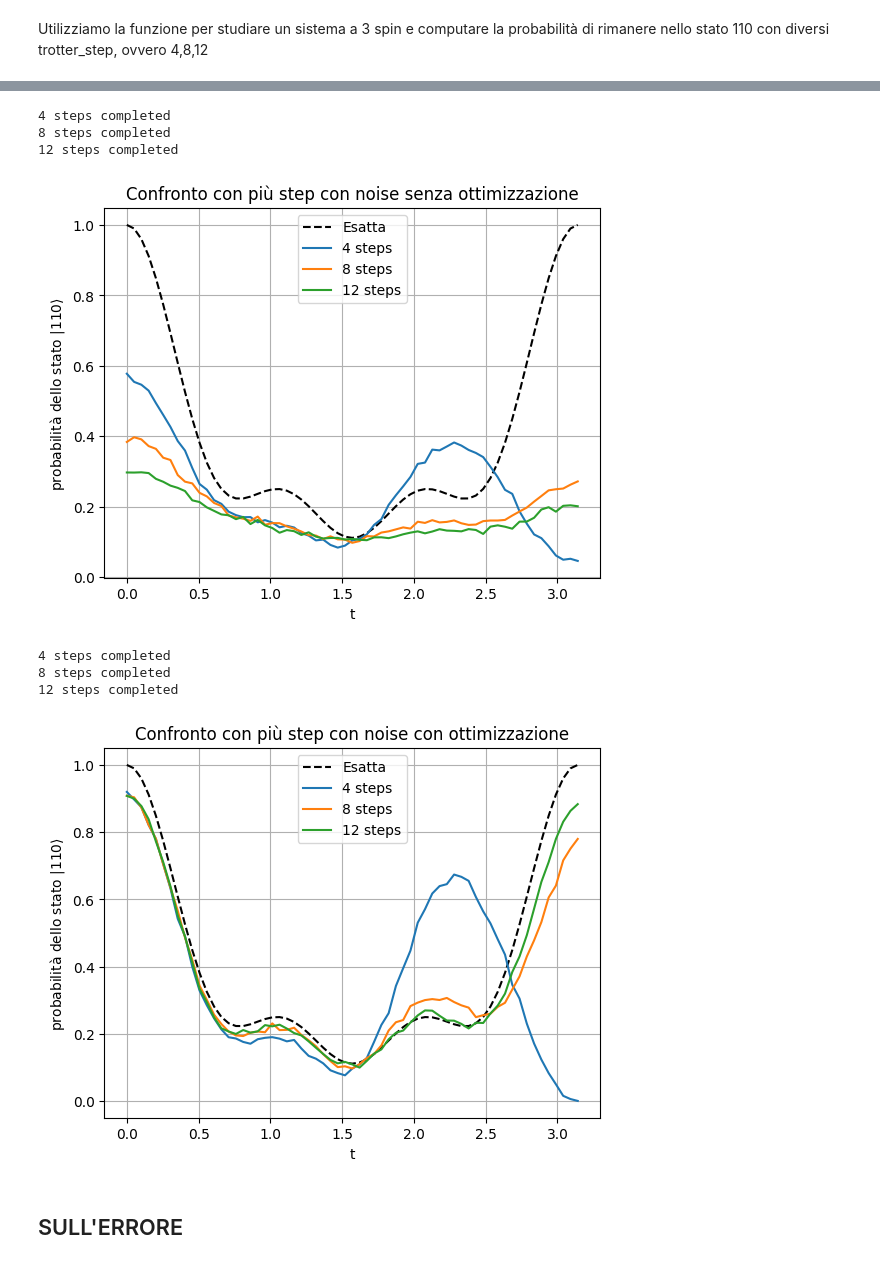
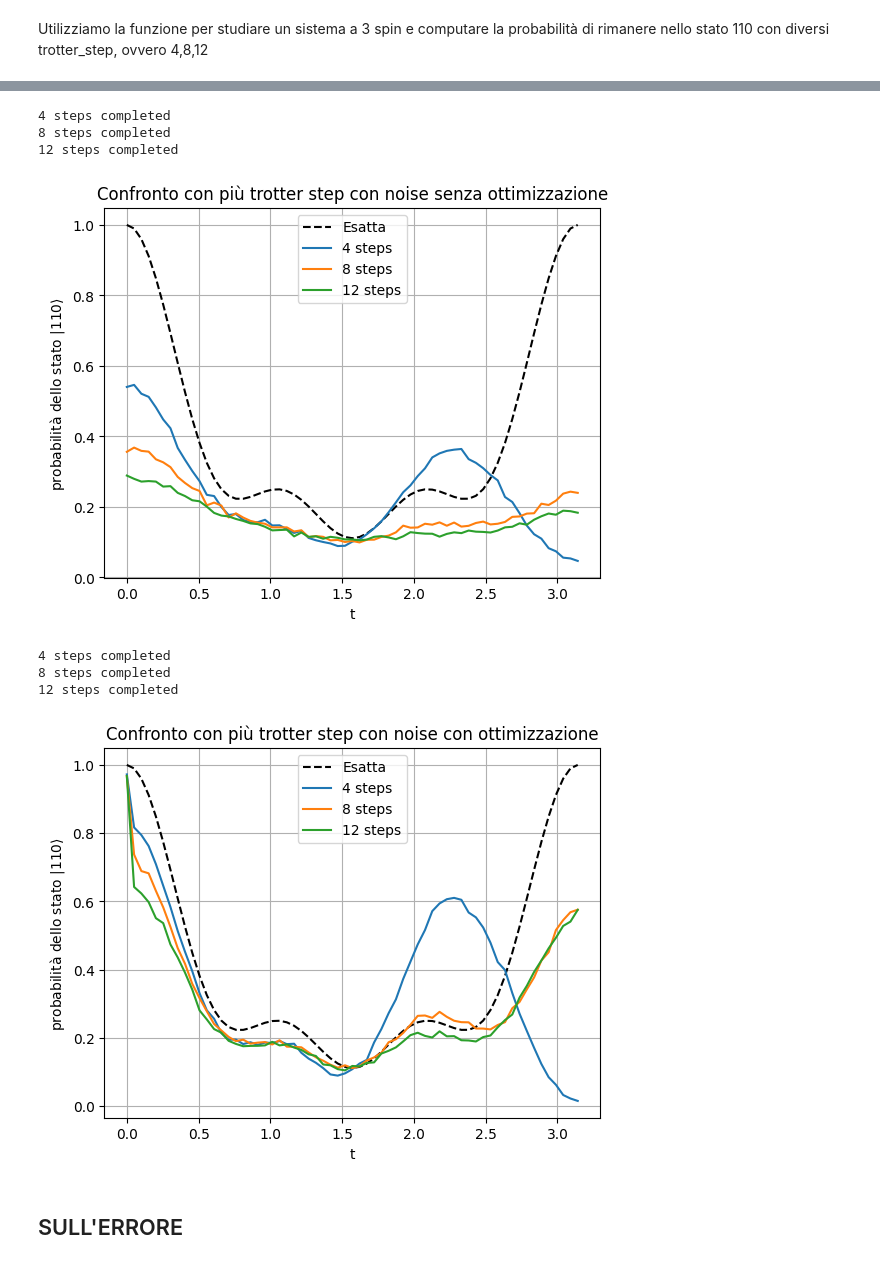
Before and after one commit to qismib/TETrIs, a Jupyter notebook: notebooks/first_exercise.ipynb, the cells around one changed output, grey strips where cells are left out. Cells and saved outputs as stored; diff of their text form; code cells hidden in the pictures.

```diff
--- a/notebooks/first_exercise.ipynb
+++ b/notebooks/first_exercise.ipynb
@@ -224,7 +224,7 @@ QiskitRuntimeService.save_account(channel="ibm_quantum", token="982082508a1c98ca
 
 service = QiskitRuntimeService()
 fake_backend = FakeMontrealV2()
-pm = generate_preset_pass_manager(optimization_level=0)
+pm = generate_preset_pass_manager(optimization_level=0, backend = fake_backend)
 estimator = BackendEstimator(backend = fake_backend)
 
 #vogliamo misurare |10><10|, dunque ci serve |0><0| e |1><1|.
@@ -414,7 +414,7 @@ probs_110 = [np.abs((initial_state @ U_Heis(3,float(t)) @ initial_state))**2 for
 
 
 estimator = BackendEstimator(backend=fake_backend)
-pm = generate_preset_pass_manager(optimization_level=0)
+pm = generate_preset_pass_manager(optimization_level=0, backend = fake_backend)
 
 #misuriamo |110><110|
 prj_zero = SparsePauliOp.from_list([("I", 1/2), ("Z", 1/2)])
@@ -453,7 +453,7 @@ for (i,n) in enumerate(probs_110_trott.keys()):
     plt.plot(ts, probs_110_trott[n],color="C"+str(i),label=str(n)+" steps")
 plt.xlabel('t')
 plt.ylabel(r'probabilità dello stato $|110\rangle$')
-plt.title(r'Confronto con più step con noise senza ottimizzazione')
+plt.title(r'Confronto con più trotter step con noise senza ottimizzazione')
 plt.legend()
 plt.grid()
 plt.savefig('../png/110_steps_noise.png')
@@ -462,7 +462,7 @@ plt.show()
 4 steps completed
 8 steps completed
 12 steps completed
-[figure, old version]
+[figure, new version]
 # %%
 probs_110_trott = {4:[],8:[],12:[]}
 initial_state = Statevector.from_label('011').data
@@ -470,7 +470,7 @@ probs_110 = [np.abs((initial_state @ U_Heis(3,float(t)) @ initial_state))**2 for
 
 
 estimator = BackendEstimator(backend=fake_backend)
-pm = generate_preset_pass_manager(optimization_level=3)
+pm = generate_preset_pass_manager(optimization_level=3, backend = fake_backend)
 
 #misuriamo |110><110|
 prj_zero = SparsePauliOp.from_list([("I", 1/2), ("Z", 1/2)])
@@ -490,35 +490,35 @@ for n in probs_110_trott.keys():
 
         trott_steps = Heisenberg_Trotter(num_spins=3,trotter_steps=n,t=sim_t)
 
         qc = qc.compose(trott_steps)
 
 
         isa_circuit = pm.run(qc)
         isa_observable = prj.apply_layout(isa_circuit.layout)
         trotter_result = estimator.run([(isa_circuit, isa_observable)]).result()
         trotter_value = trotter_result[0].data.evs
         probs_110_trott[n].append(trotter_value.mean().real)
         #print(trotter_value.mean().real)
 
     print(str(n)+" steps completed")
 
 
 #plottiamo
 plt.plot(ts, probs_110,linestyle="dashed",color="black",label="Esatta")
 for (i,n) in enumerate(probs_110_trott.keys()):
     plt.plot(ts, probs_110_trott[n],color="C"+str(i),label=str(n)+" steps")
 plt.xlabel('t')
 plt.ylabel(r'probabilità dello stato $|110\rangle$')
-plt.title(r'Confronto con più step con noise con ottimizzazione')
+plt.title(r'Confronto con più trotter step con noise con ottimizzazione')
 plt.legend()
 plt.grid()
 plt.savefig('../png/error_mitigation/110_steps_noise_OPTIMIZED.png')
 plt.show()
 # %% [output]
 4 steps completed
 8 steps completed
 12 steps completed
-[figure, old version]
+[figure, new version]
 # %% [markdown]
 ## SULL'ERRORE
 # %% [markdown]
```
Also changed, not shown: parts of 3 cells of this notebook, 4 other files.
